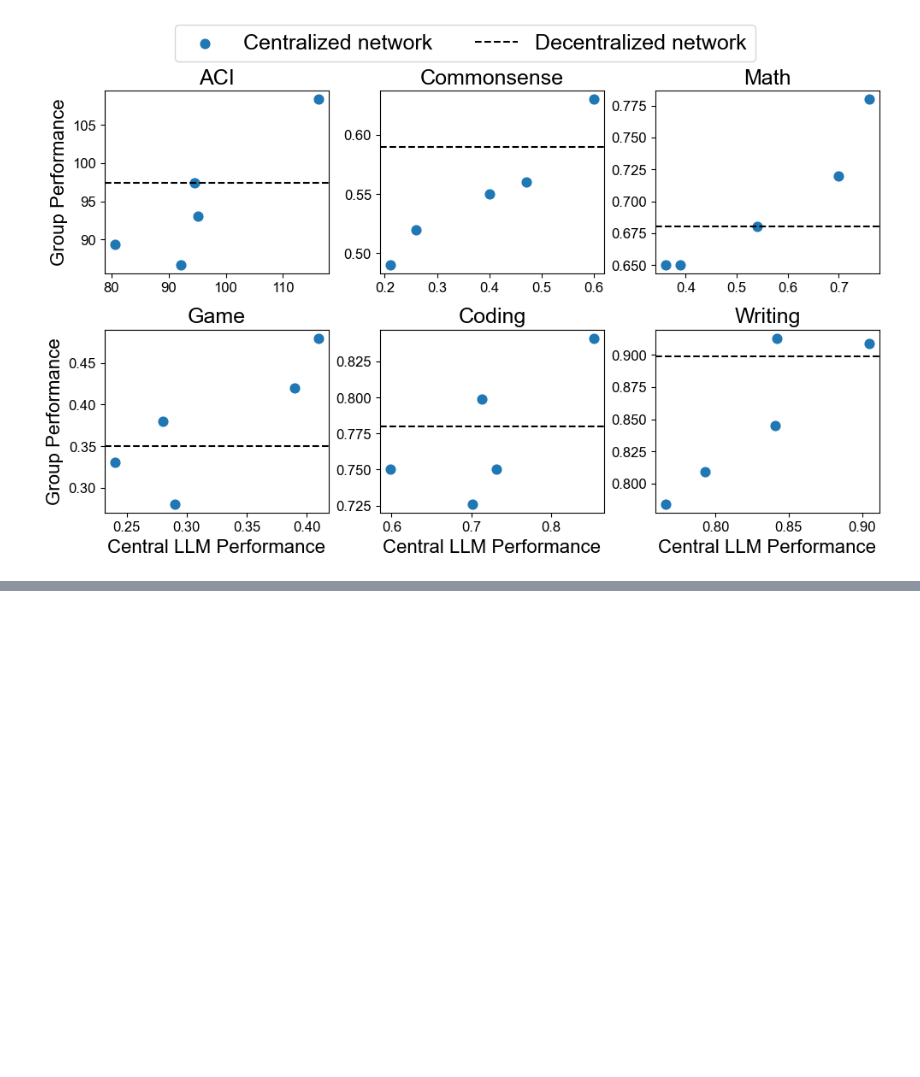
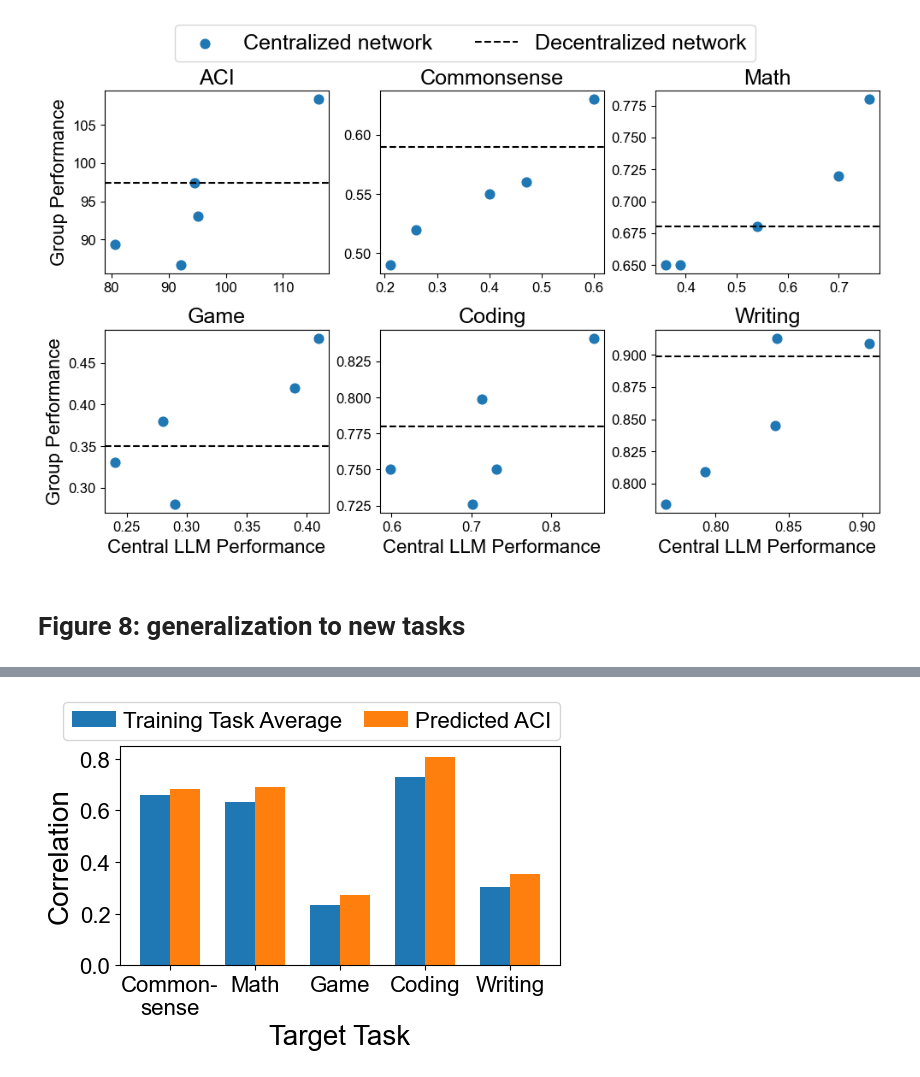
Before and after one commit to zhou-zl18/LLM_Collective_Intelligence, a Jupyter notebook: result_analysis.ipynb, the cells around one changed output, grey strips where cells are left out. Cells and saved outputs as stored; diff of their text form; code cells hidden in the pictures; blank space fills up the shorter version.

```diff
--- a/result_analysis.ipynb
+++ b/result_analysis.ipynb
@@ -567,3 +571,0 @@ plt.savefig(os.path.join(filepath, f'rf_prediction_result.pdf'), format='pdf')
-# %%
-import matplotlib as mpl
-mpl.rcParams['font.family'] = FONTNAME
@@ -647,3 +651,5 @@ plt.savefig(os.path.join(filepath, f'centralize_comlete_comparsion.pdf'), format
 plt.show()
 # %% [output]
 [figure]
+# %% [markdown]
+# Figure 8: generalization to new tasks
@@ -649,0 +687,65 @@ plt.show()
+# %%
+# plot
+from sklearn.ensemble import RandomForestRegressor
+
+cate2inds = {
+    'Collaboration Process':['deg_g_corr', 'var_degree', 'effort'],
+    'Individual Intelligence': ['avg_g', 'max_g'],
+    'Group Size':['num_nodes', 'num_nodes_square'],
+              }
+
+random_state = 0
+
+task_average_results = []
+rf_results = []
+for criterion in benchmarks:
+    print(f'=====Criterion task: {criterion}=====')
+    train_benchmarks = [x for x in benchmarks if x!=criterion]
+
+    y_true = df_all[criterion]
+
+    results = []
+
+    # Task Average
+    y_pred = df_all[train_benchmarks].mean(axis=1)
+    corr = pearsonr(y_true, y_pred)[0]
+    print(f'Task Average: {corr:.4f}')
+    results.append(corr)
+    task_average_results.append(corr)
+
+    # all indicators
+    inds = []
+    for v in cate2inds.values():
+        inds.extend(v)
+    X = df_all[inds]
+    y = df_all[f'CI_leave_out_{criterion}']
+    rf_model = RandomForestRegressor(n_estimators=100, random_state=random_state)
+    rf_model.fit(X, y)
+    y_pred = rf_model.predict(X)
+    corr = pearsonr(y_true, y_pred)[0]
+    print(f'All Indicators: {corr:.4f}')
+    results.append(corr)
+    rf_results.append(corr)
+
+# plot
+x = np.arange(len(benchmarks))
+width = 0.35
+
+plt.figure(figsize=(5.5, 4))
+plt.bar(x - width / 2, task_average_results, width=width, label="Training Task Average")
+plt.bar(x + width / 2, rf_results, width=width, label="Predicted ACI")
+
+
+xticks = copy.deepcopy(benchmarks)
+xticks[0] = 'Common-\nsense'
+plt.xticks(x, xticks, rotation=0, fontsize=16)
+ticks = np.arange(0.0, 1.01, 0.2)
+plt.yticks(ticks, [f"{t:.1f}" for t in ticks], fontsize=16)
+plt.ylim(0, 0.85)
+plt.xlabel("Target Task", fontsize=20)
+plt.ylabel("Correlation", fontsize=20)
+plt.legend(fontsize=16, ncol=2, loc='upper center', bbox_to_anchor=(0.435, 1.25), columnspacing=1, handletextpad=0.3)
+plt.tight_layout()
+plt.savefig(os.path.join(filepath, 'rf_predict.pdf'), format='pdf', bbox_inches='tight')
+# plt.show()
+# %% [output]
@@ -649,0 +767 @@ plt.show()
+[figure, added]
```
Also changed, not shown: parts of 23 cells of this notebook, 1 other file.
